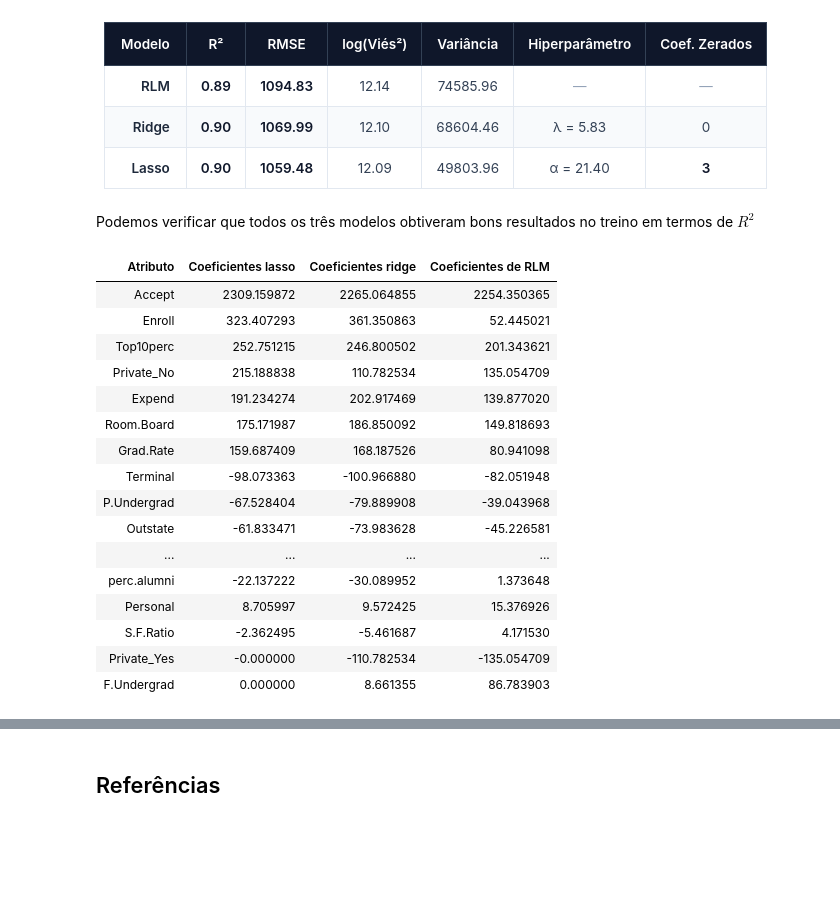
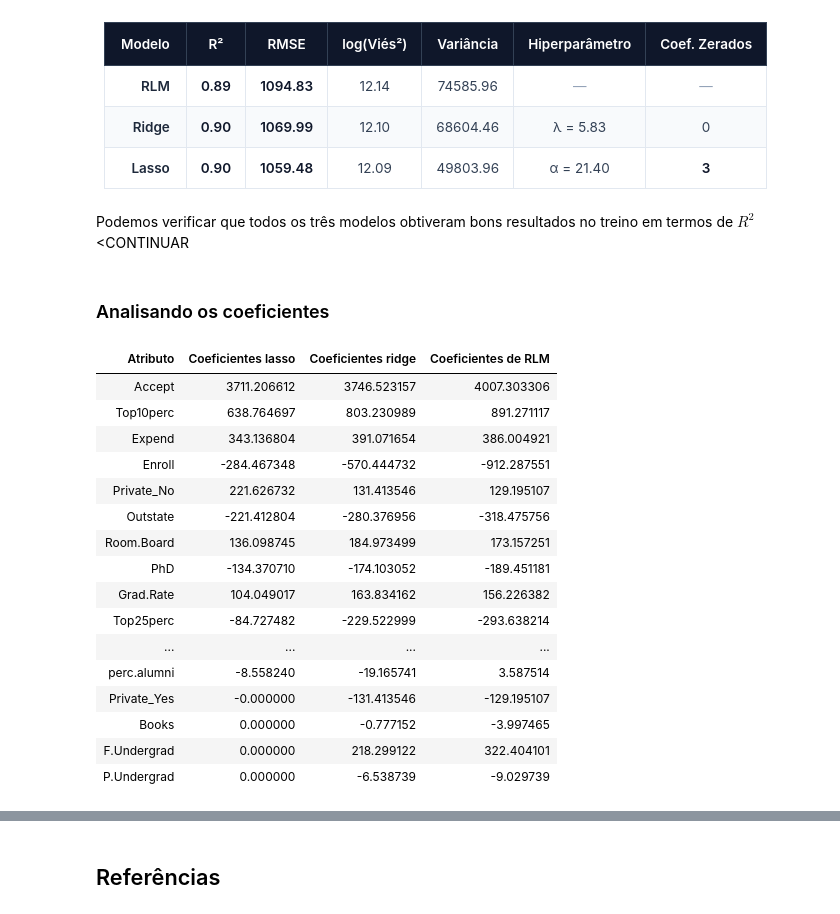
Before and after one commit to cg-oc/machine-learning, a Jupyter notebook: reguL1_L2.ipynb, the cells around one changed output, grey strips where cells are left out. Drawn from its saved outputs; the diff is of its cells as text; code cells hidden in the pictures; blank space fills up the shorter version.

```diff
--- a/reguL1_L2.ipynb
+++ b/reguL1_L2.ipynb
@@ -595,14 +814,6 @@ college_df.describe()
 | 50% | 1558.000000 | 1110.000000 | 434.000000 | 23.000000 | 54.000000 | 1707.000000 | 353.000000 | 9990.000000 | 4200.000000 | ... |
 | 75% | 3624.000000 | 2424.000000 | 902.000000 | 35.000000 | 69.000000 | 4005.000000 | 967.000000 | 12925.000000 | 5050.000000 | ... |
 | max | 48094.000000 | 26330.000000 | 6392.000000 | 96.000000 | 100.000000 | 31643.000000 | 21836.000000 | 21700.000000 | 8124.000000 | ... |
-# %%
-for atrbt in college_df.select_dtypes(include="number").columns:
-    if atrbt == ["Private", "Apps"]:
-        continue
-
-    if college_df[atrbt].skew() >= 1:
-        upper_limit = college_df[atrbt].quantile(0.95)
-        college_df[atrbt] = college_df[atrbt].clip(upper=upper_limit);
 # %% [markdown]
 A variável `Private` é categórica, então um algoritmo regressivo não é capaz de interpretá-la nessa forma nominal. Logo, como ela é binária ("Yes" ou "No"), ela será codificada através do `OneHotEncoder` para criar dois atributos: `Private_no` e `Private_yes`.
 # %%
@@ -733,31 +943,15 @@ from sklearn.linear_model import LassoCV
 # %%
 # Definindo espaço dos alphas
-l_alphas = np.logspace(-3, 3, num=1000)
+alphas = np.logspace(-3, 3, num=200)
 
 # Instanciando pipeline com padronização e lasso
-l_pipeline = make_pipeline(
+lasso_pipeline = make_pipeline(
     StandardScaler(),
-    LassoCV(alphas=l_alphas, cv=5, max_iter=20000, n_jobs=-1, random_state=42) # n_jobs=-1 usa todos os núcleos disponíveis
+    LassoCV(alphas=alphas, cv=5, n_jobs=-1, random_state=42) # n_jobs=-1: usa todos os núcleos disponíveis
 )
 
 # Treinando modelo
-l_pipeline.fit(X_treino, y_treino)
+lasso_pipeline.fit(X_treino, y_treino)
 
 # Realisando previsão
-previsao_lasso = l_pipeline.predict(X_teste)
-
-# Calculando RMSE e R²
-rmse_ridge = root_mean_squared_error(y_teste, previsao_lasso)
-r2_ridge = r2_score(y_teste, previsao_lasso)
-
-# Apresentando métricas
-print(
-    "Métricas do Lasso:",
-    "-" * 20,
-    f"Melhor α: {l_pipeline.named_steps['lassocv'].alpha_:.2f}",
-    f"R²: {r2_ridge:.2f}", f"RMSE: {rmse_ridge:.2f}",
-    sep="\n"
-    )
-
-zerados = len([c for c in l_pipeline.named_steps['lassocv'].coef_ if c == 0])
-print(f"Coeficientes zerados: {len([c for c in l_pipeline.named_steps['lassocv'].coef_ if c == 0])}")
+previsao_lasso = lasso_pipeline.predict(X_teste)
@@ -857,34 +1028,36 @@ Lasso
   </tbody>
 </table>
 # %% [markdown]
-Podemos verificar que todos os três modelos obtiveram bons resultados no treino em termos de $R^2$
+Podemos verificar que todos os três modelos obtiveram bons resultados no treino em termos de $R^2$ <CONTINUAR
+# %% [markdown]
+### Analisando os coeficientes
 # %%
 coef_df = pd.DataFrame({
     'Atributo': X_treino.columns,
-    'Coeficientes lasso': l_pipeline.named_steps['lassocv'].coef_,
-    'Coeficientes ridge': r_pipeline.named_steps['ridgecv'].coef_,
+    'Coeficientes lasso': lasso_pipeline.named_steps['lassocv'].coef_,
+    'Coeficientes ridge': ridge_pipeline.named_steps['ridgecv'].coef_,
     'Coeficientes de RLM': rlm_pipeline.named_steps["linearregression"].coef_
 }).sort_values(by='Coeficientes lasso', ascending=False, key=abs) # Opcional: ordena por magnitude (importância)
 
 coef_df.style.hide(axis='index')
 # %% [output]
 | Atributo | Coeficientes lasso | Coeficientes ridge | Coeficientes de RLM |
-| Accept | 2309.159872 | 2265.064855 | 2254.350365 |
-| Enroll | 323.407293 | 361.350863 | 52.445021 |
-| Top10perc | 252.751215 | 246.800502 | 201.343621 |
-| Private_No | 215.188838 | 110.782534 | 135.054709 |
-| Expend | 191.234274 | 202.917469 | 139.877020 |
-| Room.Board | 175.171987 | 186.850092 | 149.818693 |
-| Grad.Rate | 159.687409 | 168.187526 | 80.941098 |
-| Terminal | -98.073363 | -100.966880 | -82.051948 |
-| P.Undergrad | -67.528404 | -79.889908 | -39.043968 |
-| Outstate | -61.833471 | -73.983628 | -45.226581 |
+| Accept | 3711.206612 | 3746.523157 | 4007.303306 |
+| Top10perc | 638.764697 | 803.230989 | 891.271117 |
+| Expend | 343.136804 | 391.071654 | 386.004921 |
+| Enroll | -284.467348 | -570.444732 | -912.287551 |
+| Private_No | 221.626732 | 131.413546 | 129.195107 |
+| Outstate | -221.412804 | -280.376956 | -318.475756 |
+| Room.Board | 136.098745 | 184.973499 | 173.157251 |
+| PhD | -134.370710 | -174.103052 | -189.451181 |
+| Grad.Rate | 104.049017 | 163.834162 | 156.226382 |
+| Top25perc | -84.727482 | -229.522999 | -293.638214 |
 | ... | ... | ... | ... |
-| perc.alumni | -22.137222 | -30.089952 | 1.373648 |
-| Personal | 8.705997 | 9.572425 | 15.376926 |
-| S.F.Ratio | -2.362495 | -5.461687 | 4.171530 |
-| Private_Yes | -0.000000 | -110.782534 | -135.054709 |
-| F.Undergrad | 0.000000 | 8.661355 | 86.783903 |
+| perc.alumni | -8.558240 | -19.165741 | 3.587514 |
+| Private_Yes | -0.000000 | -131.413546 | -129.195107 |
+| Books | 0.000000 | -0.777152 | -3.997465 |
+| F.Undergrad | 0.000000 | 218.299122 | 322.404101 |
+| P.Undergrad | 0.000000 | -6.538739 | -9.029739 |
 # %%
 from sklearn.linear_model import ElasticNetCV
 
```
Also changed, not shown: parts of 90 cells of this notebook, 3 other files.
